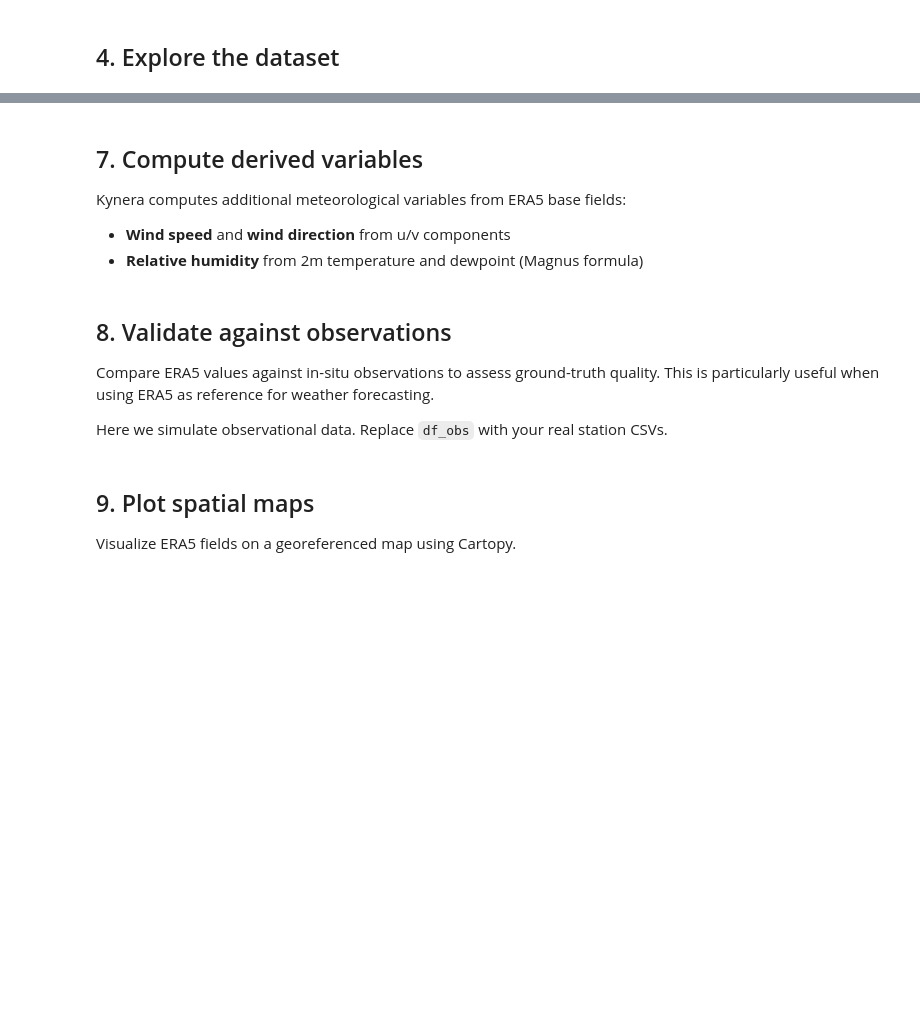
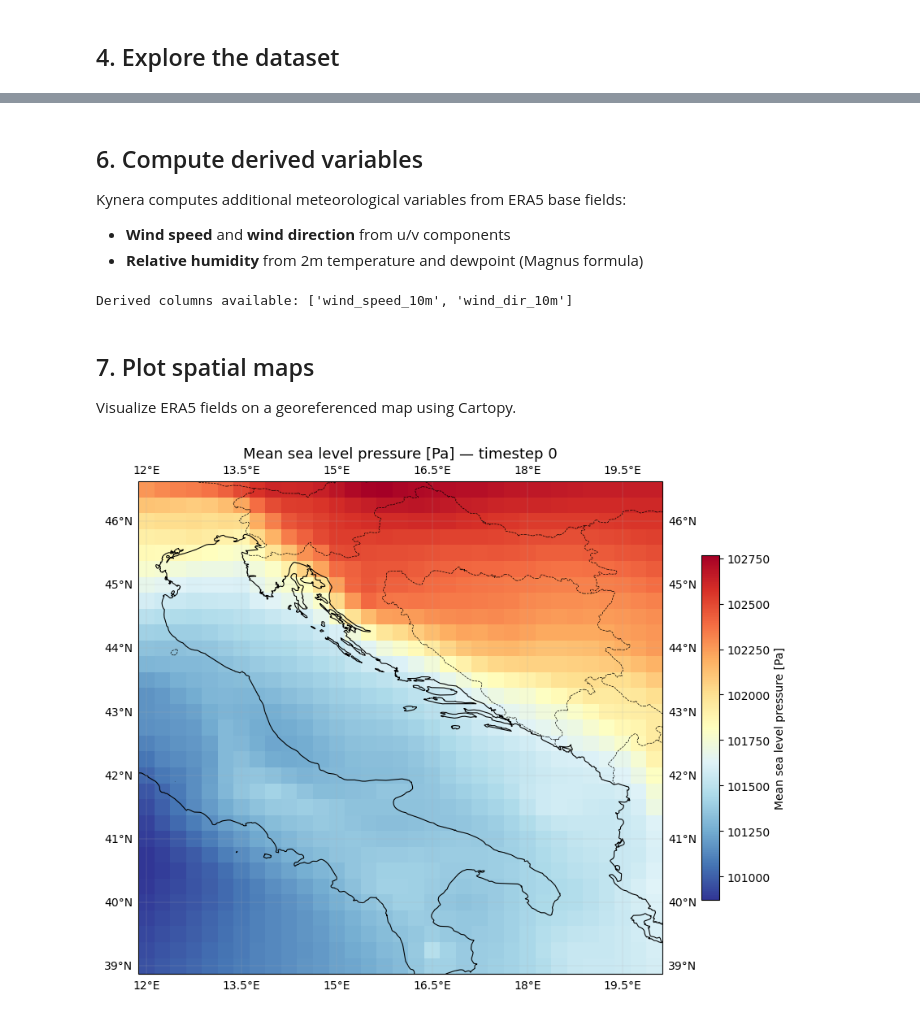
Before and after one commit to galluzzodavide/Kynera, a Jupyter notebook: EXAMPLES/example.ipynb, the cells around one changed output, grey strips where cells are left out. Drawn from its saved outputs; the diff is of its cells as text; code cells hidden in the pictures; blank space fills up the shorter version.

```diff
--- a/EXAMPLES/example.ipynb
+++ b/EXAMPLES/example.ipynb
@@ -66,7 +66,7 @@ kynera.download_era5(
 Kynera automatically handles both plain `.nc` files and the new CDS Beta `.zip` format
 (which contains separate files for instant and accumulated variables).
 # %%
-ZIP_PATH = "DATA/era5_adriatico_sample.zip"
+ZIP_PATH = "DATA/era5_sample_adriatic.zip"
 
 ds = kynera.load_era5(ZIP_PATH)
 print(ds)
@@ -123,5 +141,5 @@ plt.show()
 # %% [markdown]
-## 7. Compute derived variables <a id='7-derived'></a>
+## 6. Compute derived variables <a id='7-derived'></a>
 
 Kynera computes additional meteorological variables from ERA5 base fields:
 - **Wind speed** and **wind direction** from u/v components
@@ -131,7 +149,8 @@ df = kynera.compute_derived(df)
 
 derived_cols = [c for c in ['wind_speed_10m', 'wind_dir_10m', 'rh_2m'] if c in df.columns]
 print("Derived columns available:", derived_cols)
-df[['station_name', 'valid_time'] + derived_cols].head(9)
+# %% [output]
+Derived columns available: ['wind_speed_10m', 'wind_dir_10m']
 # %%
 # Plot relative humidity if available
 if 'rh_2m' in df.columns:
@@ -145,10 +164,3 @@ if 'rh_2m' in df.columns:
     ax.grid(alpha=0.3)
     plt.tight_layout()
     plt.show()
-# %% [markdown]
-## 8. Validate against observations <a id='8-validate'></a>
-
-Compare ERA5 values against in-situ observations to assess ground-truth quality.
-This is particularly useful when using ERA5 as reference for weather forecasting.
-
-Here we simulate observational data. Replace `df_obs` with your real station CSVs.
@@ -199,9 +167,11 @@ plt.show()
 # %% [markdown]
-## 9. Plot spatial maps <a id='9-plot'></a>
+## 7. Plot spatial maps <a id='9-plot'></a>
 
 Visualize ERA5 fields on a georeferenced map using Cartopy.
 # %%
-# Map of 2m temperature at the first timestep
-fig = kynera.plot_field(ds, variable='t2m', time_index=0, cmap='RdYlBu_r')
+# Map of msl
+fig = kynera.plot_field(ds, variable='msl', time_index=0, cmap='RdYlBu_r')
 plt.show()
+# %% [output]
+[figure, added]
 # %%
```
Also changed, not shown: parts of 16 cells of this notebook, 9 other files.
